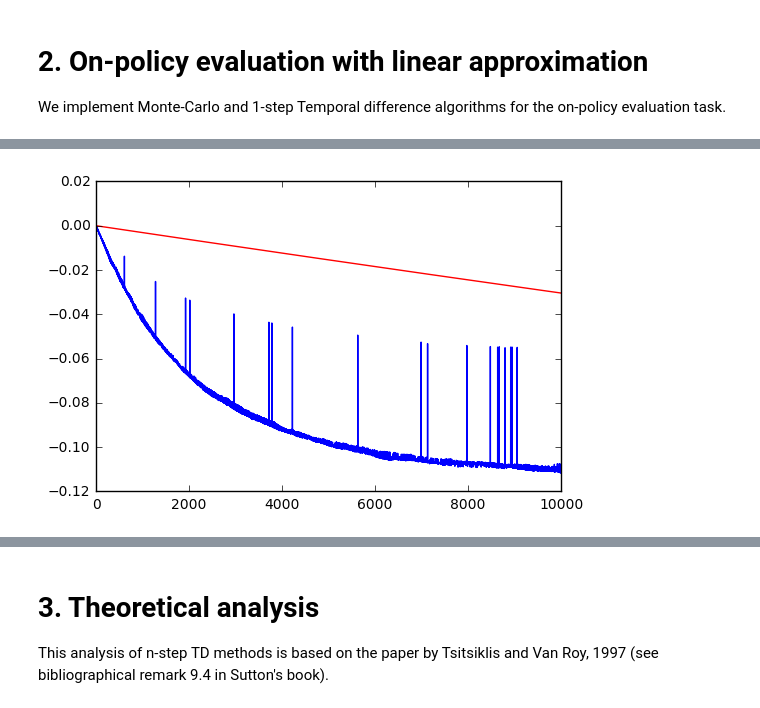
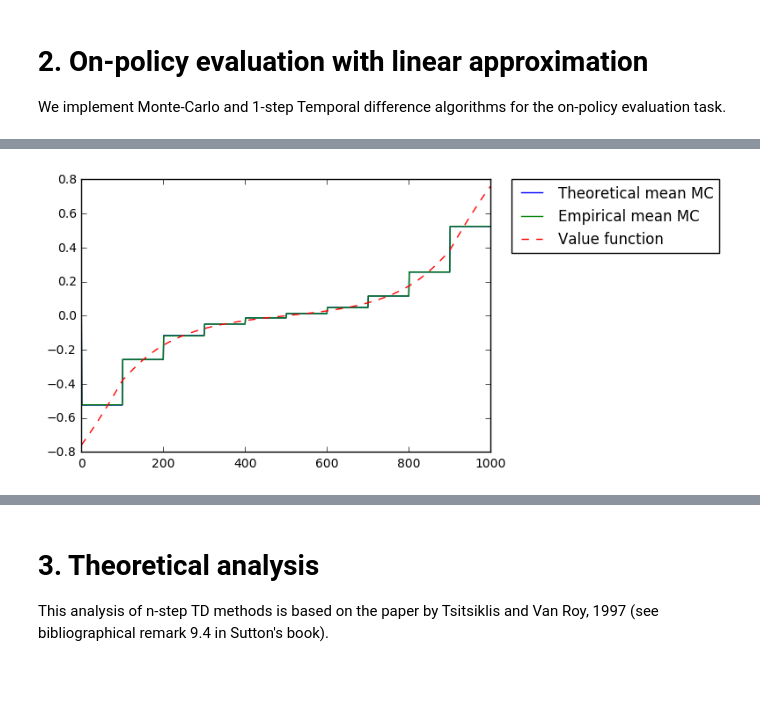
Before and after one commit to mtanneau/ReinforcementLearningClass, a Jupyter notebook: Mar17/Presentation_Mar17_MTanneau.ipynb, the cells around one changed output, grey strips where cells are left out. Cells and saved outputs as stored; diff of their text form; code cells hidden in the pictures; blank space fills up the shorter version.

```diff
--- a/Mar17/Presentation_Mar17_MTanneau.ipynb
+++ b/Mar17/Presentation_Mar17_MTanneau.ipynb
@@ -140,0 +149,14 @@ We implement Monte-Carlo and 1-step Temporal difference algorithms for the on-po
+# %%
+#compute expected value of theta
+theta_mc_exp=np.zeros((nEp_mc,k+1))
+
+print 0,'/',nEp_mc
+for e in range(1,nEp_mc):
+    alpha_mc = 2.0/(e+10000.0)
+    if((e+1) % (nEp_mc/10) == 0):
+        print e+1,'/',nEp_mc
+    theta_mc_exp[e,:]=theta_mc_exp[e-1,:]+alpha_mc*(Phi.T.dot(D).dot(v_pi)-A.dot(theta_mc_exp[e-1,:]))
+    for t in range(83-1):
+        theta_mc_exp[e,:]=theta_mc_exp[e,:]+alpha_mc*(Phi.T.dot(D).dot(v_pi)-A.dot(theta_mc_exp[e,:]))
+
+v_mc_exp=(Phi.dot(theta_mc_exp.T)).T
@@ -224,7 +271,9 @@ plt.show()
-# %%
-plt.plot(np.mean(theta_save_mc[:,:,1],0))
-plt.plot(theta_mc_exp[:,1],color='r')
-plt.show()
-# %% [output]
-[figure, removed]
+# %%
+plt.plot(v_mc_exp[nEp_mc-1,:],label='Theoretical mean MC')
+plt.plot(v_mc_emp[nEp_mc-1,:],label='Empirical mean MC')
+plt.plot(v_pi[range(1,nState+1)], 'r--',label='Value function') #true value function
+plt.legend(bbox_to_anchor=(1.05, 1), loc=2, borderaxespad=0.)
+plt.show()
+# %% [output]
+[figure, added]
 # %%
```
Also changed, not shown: parts of 18 cells of this notebook.
